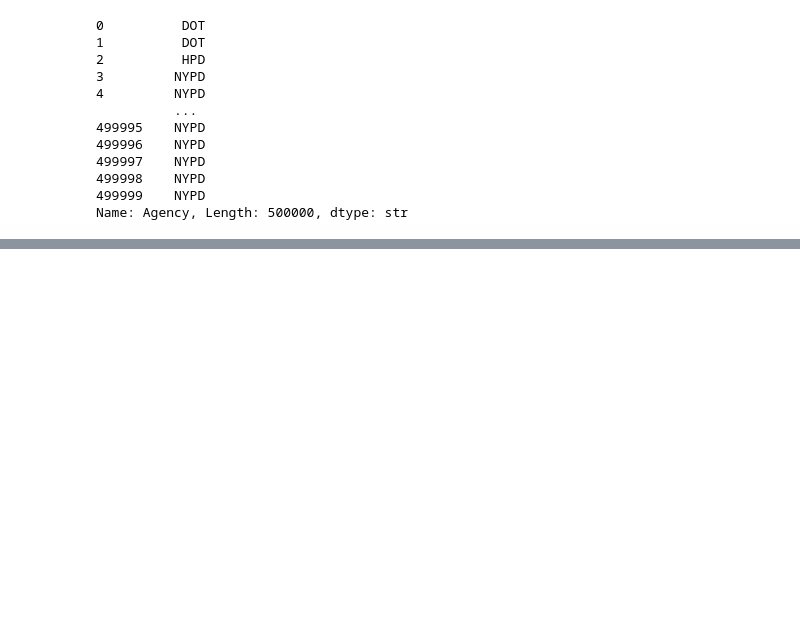
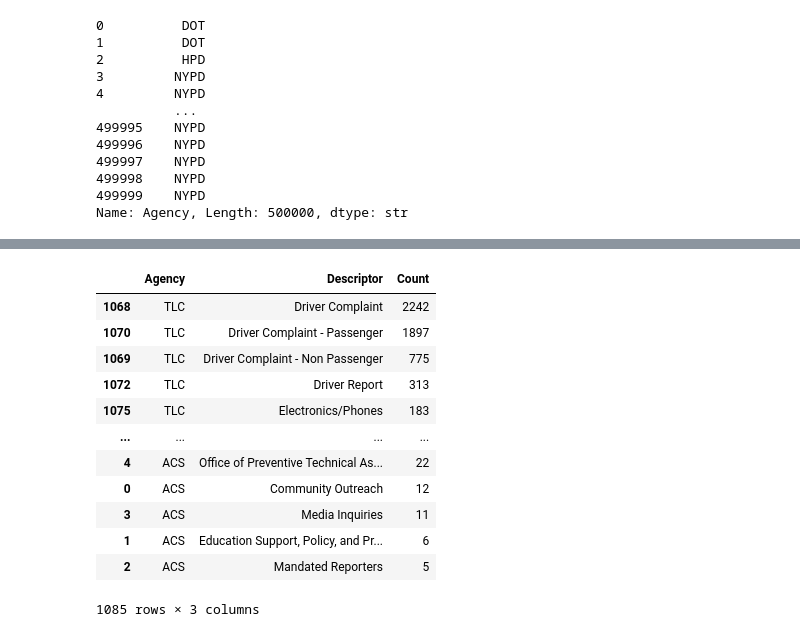
Before and after one commit to iridescen7/computing-in-context, a Jupyter notebook: lec_18.ipynb, the cells around one changed output, grey strips where cells are left out. Drawn from its saved outputs; the diff is of its cells as text; code cells hidden in the pictures; blank space fills up the shorter version.

```diff
--- a/lec_18.ipynb
+++ b/lec_18.ipynb
@@ -33,0 +51,20 @@ Name: Agency, Length: 500000, dtype: str
+# %%
+groups = df.groupby(["Agency", "Descriptor"]).size()
+counts_per_agency = groups.reset_index(name="Count").sort_values(
+    ["Agency", "Count"], ascending=False
+)
+counts_per_agency
+# %% [output]
+|  | Agency | Descriptor | Count |
+| 1068 | TLC | Driver Complaint | 2242 |
+| 1070 | TLC | Driver Complaint - Passenger | 1897 |
+| 1069 | TLC | Driver Complaint - Non Passenger | 775 |
+| 1072 | TLC | Driver Report | 313 |
+| 1075 | TLC | Electronics/Phones | 183 |
+| ... | ... | ... | ... |
+| 4 | ACS | Office of Preventive Technical As... | 22 |
+| 0 | ACS | Community Outreach | 12 |
+| 3 | ACS | Media Inquiries | 11 |
+| 1 | ACS | Education Support, Policy, and Pr... | 6 |
+| 2 | ACS | Mandated Reporters | 5 |
+1085 rows × 3 columns
```
Also changed, not shown: parts of 6 cells of this notebook, 12 other files.
